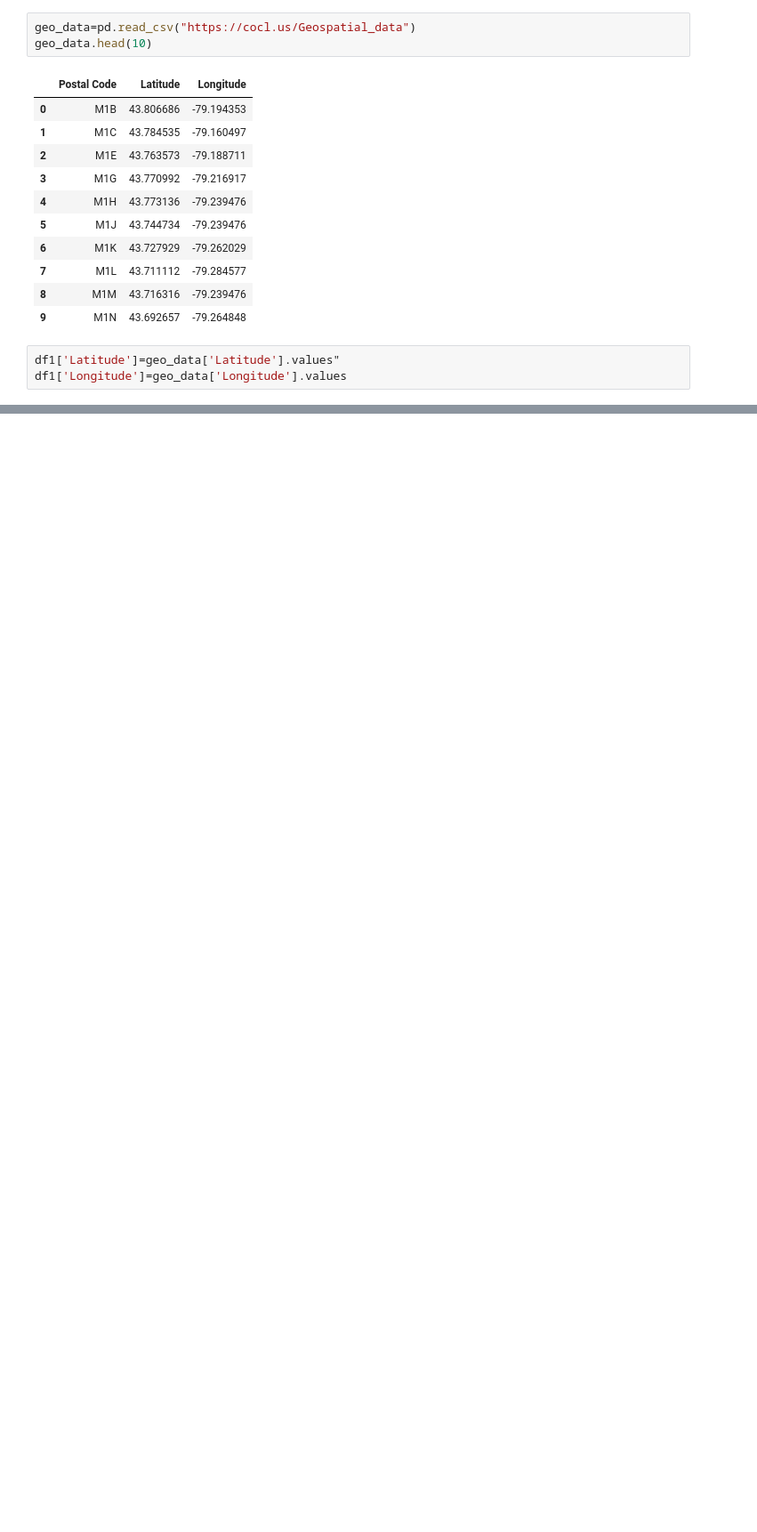
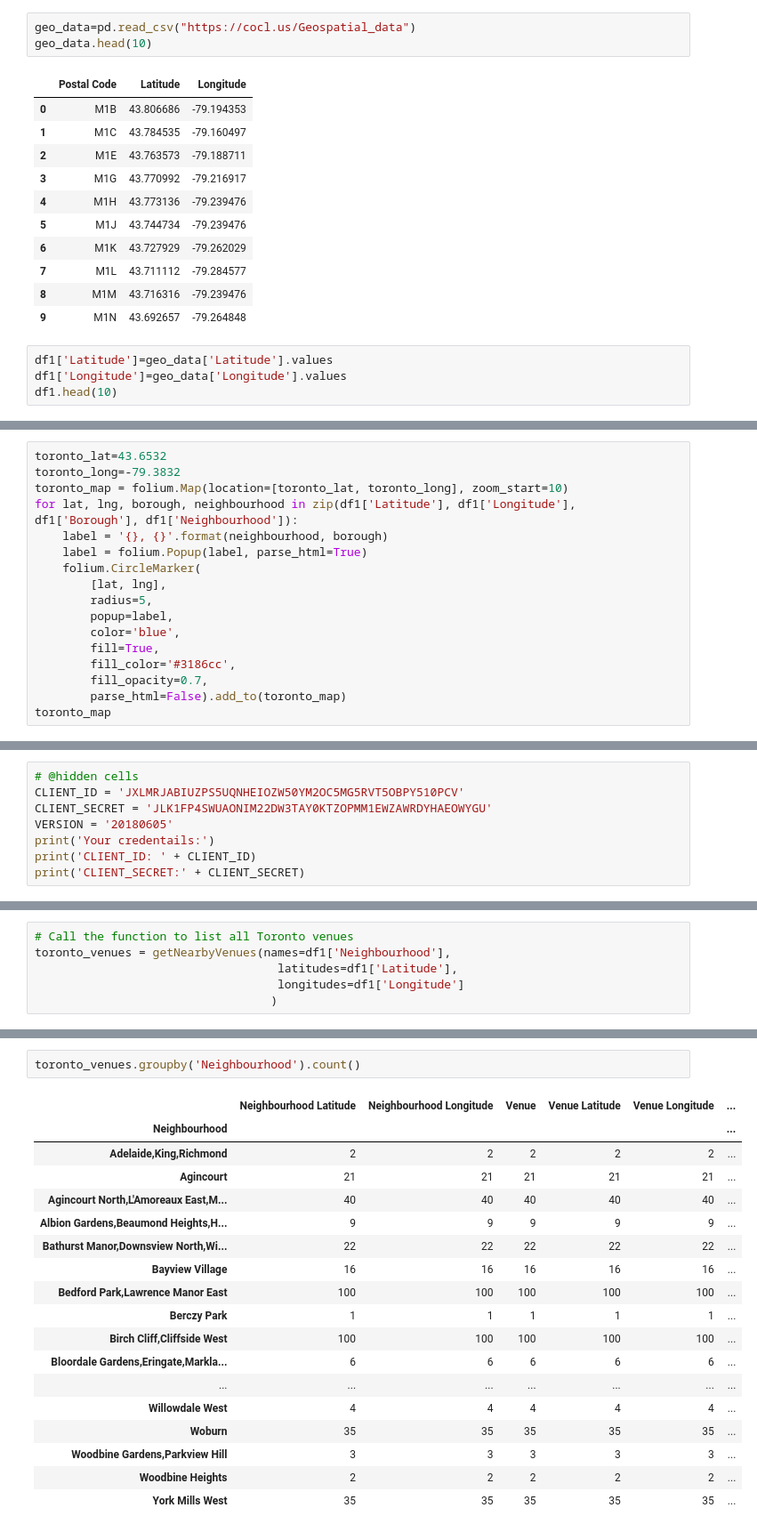
Before and after one commit to ViniB23/Coursera_Capstone, a Jupyter notebook: Toronto neighborhoods.ipynb, the cells around one changed output, grey strips where cells are left out. Shown at 89% size. Saved outputs shown, nothing was run; the diff lists cells and outputs as text; blank space fills up the shorter version.

```diff
--- a/Toronto neighborhoods.ipynb
+++ b/Toronto neighborhoods.ipynb
@@ -84,5 +84,6 @@ geo_data.head(10)
 | 8 | M1M | 43.716316 | -79.239476 |
 | 9 | M1N | 43.692657 | -79.264848 |
 # %%
-df1['Latitude']=geo_data['Latitude'].values"
+df1['Latitude']=geo_data['Latitude'].values
 df1['Longitude']=geo_data['Longitude'].values
+df1.head(10)
@@ -92,0 +127,17 @@ Find the center of all the locations and prepare the folium map
+# %%
+toronto_lat=43.6532
+toronto_long=-79.3832
+toronto_map = folium.Map(location=[toronto_lat, toronto_long], zoom_start=10)
+for lat, lng, borough, neighbourhood in zip(df1['Latitude'], df1['Longitude'], df1['Borough'], df1['Neighbourhood']):
+    label = '{}, {}'.format(neighbourhood, borough)
+    label = folium.Popup(label, parse_html=True)
+    folium.CircleMarker(
+        [lat, lng],
+        radius=5,
+        popup=label,
+        color='blue',
+        fill=True,
+        fill_color='#3186cc',
+        fill_opacity=0.7,
+        parse_html=False).add_to(toronto_map)
+toronto_map
@@ -92,0 +148,8 @@ Find the center of all the locations and prepare the folium map
+# %%
+# @hidden cells
+CLIENT_ID = 'JXLMRJABIUZPS5UQNHEIOZW50YM2OC5MG5RVT5OBPY510PCV'
+CLIENT_SECRET = 'JLK1FP4SWUAONIM22DW3TAY0KTZOPMM1EWZAWRDYHAEOWYGU'
+VERSION = '20180605'
+print('Your credentails:')
+print('CLIENT_ID: ' + CLIENT_ID)
+print('CLIENT_SECRET:' + CLIENT_SECRET)
@@ -92,0 +213,6 @@ Find the center of all the locations and prepare the folium map
+# %%
+# Call the function to list all Toronto venues
+toronto_venues = getNearbyVenues(names=df1['Neighbourhood'],
+                                   latitudes=df1['Latitude'],
+                                   longitudes=df1['Longitude']
+                                  )
@@ -92,0 +253,21 @@ Find the center of all the locations and prepare the folium map
+# %%
+toronto_venues.groupby('Neighbourhood').count()
+# %% [output]
+|  | Neighbourhood Latitude | Neighbourhood Longitude | Venue | Venue Latitude | Venue Longitude | ... |
+| Neighbourhood |  |  |  |  |  | ... |
+| Adelaide,King,Richmond | 2 | 2 | 2 | 2 | 2 | ... |
+| Agincourt | 21 | 21 | 21 | 21 | 21 | ... |
+| Agincourt North,L'Amoreaux East,M... | 40 | 40 | 40 | 40 | 40 | ... |
+| Albion Gardens,Beaumond Heights,H... | 9 | 9 | 9 | 9 | 9 | ... |
+| Bathurst Manor,Downsview North,Wi... | 22 | 22 | 22 | 22 | 22 | ... |
+| Bayview Village | 16 | 16 | 16 | 16 | 16 | ... |
+| Bedford Park,Lawrence Manor East | 100 | 100 | 100 | 100 | 100 | ... |
+| Berczy Park | 1 | 1 | 1 | 1 | 1 | ... |
+| Birch Cliff,Cliffside West | 100 | 100 | 100 | 100 | 100 | ... |
+| Bloordale Gardens,Eringate,Markla... | 6 | 6 | 6 | 6 | 6 | ... |
+| ... | ... | ... | ... | ... | ... | ... |
+| Willowdale West | 4 | 4 | 4 | 4 | 4 | ... |
+| Woburn | 35 | 35 | 35 | 35 | 35 | ... |
+| Woodbine Gardens,Parkview Hill | 3 | 3 | 3 | 3 | 3 | ... |
+| Woodbine Heights | 2 | 2 | 2 | 2 | 2 | ... |
+| York Mills West | 35 | 35 | 35 | 35 | 35 | ... |
```
Also changed, not shown: parts of 28 cells of this notebook.
